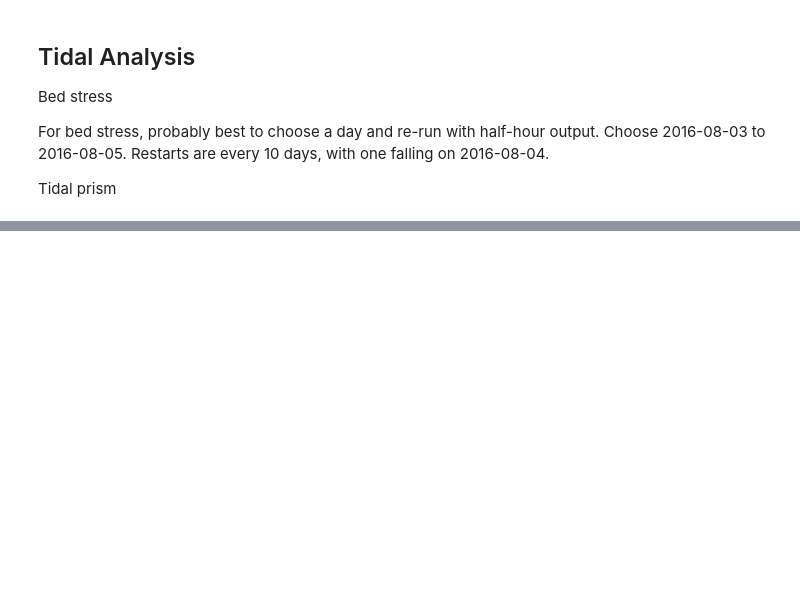
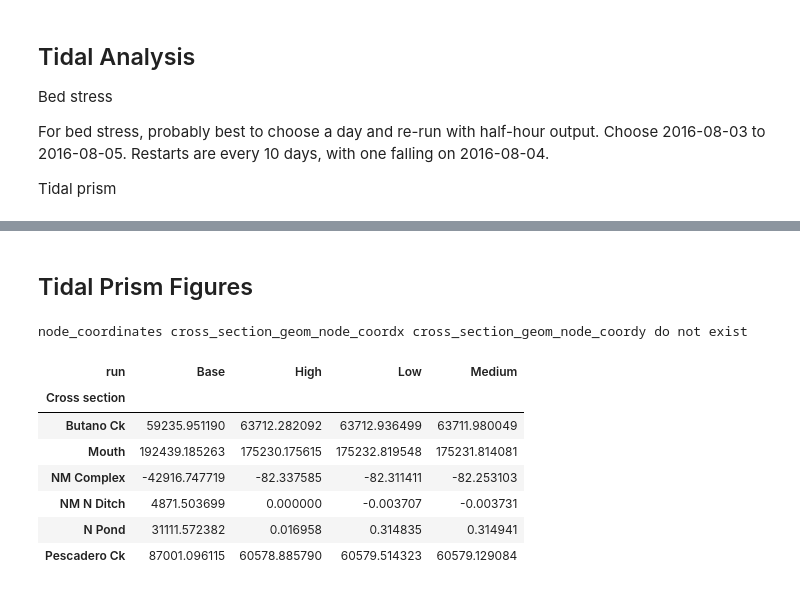
Before and after one commit to rustychris/pescadero_model, a Jupyter notebook: model/analysis_scenarios.ipynb, the cells around one changed output, grey strips where cells are left out. Cells and saved outputs as stored; diff of their text form; code cells hidden in the pictures; blank space fills up the shorter version.

Commit message:
Bed stress figures refined, tidal prism table

```diff
--- a/model/analysis_scenarios.ipynb
+++ b/model/analysis_scenarios.ipynb
@@ -15,5 +15,5 @@ six.moves.reload_module(dfm)
 # %%
-fig_dir="fig-scenarios-20220317"
+fig_dir="fig-scenarios-20220402"
 if not os.path.exists(fig_dir):
     os.makedirs(fig_dir)
 # %%
@@ -96,7 +96,7 @@ Tidal prism
 # Start with 2D runs
 tidal_runs=pd.DataFrame([
     dict(name='Base',run_dir='data_2016_2d_asbuilt_impaired/flowfmrtidal.mdu'),
-    dict(name='Low', run_dir='data_2016_2d_asbuilt_impaired_scen1/flowfmrtidal.mdu'),
-    dict(name='Medium',run_dir='data_2016_2d_asbuilt_impaired_scen2/flowfmrtidal.mdu'),
-    dict(name='High',run_dir='data_2016_2d_asbuilt_impaired_scen3/flowfmrtidal.mdu')
+    dict(name='Low', run_dir='data_2016_2d_asbuilt_impaired_scen1-v001/flowfmrtidal.mdu'),
+    dict(name='Medium',run_dir='data_2016_2d_asbuilt_impaired_scen2-v001/flowfmrtidal.mdu'),
+    dict(name='High',run_dir='data_2016_2d_asbuilt_impaired_scen3-v001/flowfmrtidal.mdu')
 ])
@@ -230,0 +350,13 @@ for i in range(len(runs)):
+# %% [markdown]
+Tidal Prism Figures
+---
+# %%
+# Given a time and a history dataset, extract the prism from each cross-section
+his_ds=tidal_runs.model.values[0].his_dataset()
+
+ebb_time=ebb_period[0]+(ebb_period[1]-ebb_period[0])/2
+# model:
+#  - extract the tidal prism from each cross-section
+#  -
+# %% [output]
+node_coordinates cross_section_geom_node_coordx cross_section_geom_node_coordy do not exist
@@ -230,0 +386,35 @@ for i in range(len(runs)):
+# %%
+# Prism table:
+# select and label cross sections
+section_sel={'mouth_xs':'Mouth',
+             'n_complex_xs':'NM Complex',
+             'n_ditch_xs':'NM N Ditch',
+             'n_pond_xs':'N Pond',
+             'butano_lower_xs':'Butano Ck',
+             'pesca_lower_xs':'Pescadero Ck'}
+
+prisms=[]
+for _,row in tidal_runs.iterrows():
+    ds=extract_volumes(row['model'].his_dataset(),ebb_time)
+    ds['run']=(),row['name']
+    prisms.append(ds)
+prisms=xr.concat(prisms,dim='run').to_dataframe()
+prisms
+# %%
+df=prisms['volume'].unstack().reset_index()
+df=df[ df.cross_section.isin(section_sel)].copy()
+
+df['Cross section']=df['cross_section'].map(section_sel)
+df=df.set_index('Cross section')
+del df['cross_section']
+df.to_csv(os.path.join(fig_dir,"ebb-prisms.csv"))
+df
+# %% [output]
+| run | Base | High | Low | Medium |
+| Cross section |  |  |  |  |
+| Butano Ck | 59235.951190 | 63712.282092 | 63712.936499 | 63711.980049 |
+| Mouth | 192439.185263 | 175230.175615 | 175232.819548 | 175231.814081 |
+| NM Complex | -42916.747719 | -82.337585 | -82.311411 | -82.253103 |
+| NM N Ditch | 4871.503699 | 0.000000 | -0.003707 | -0.003731 |
+| N Pond | 31111.572382 | 0.016958 | 0.314835 | 0.314941 |
+| Pescadero Ck | 87001.096115 | 60578.885790 | 60579.514323 | 60579.129084 |
```
Also changed, not shown: parts of 14 cells of this notebook, 2 other files.
